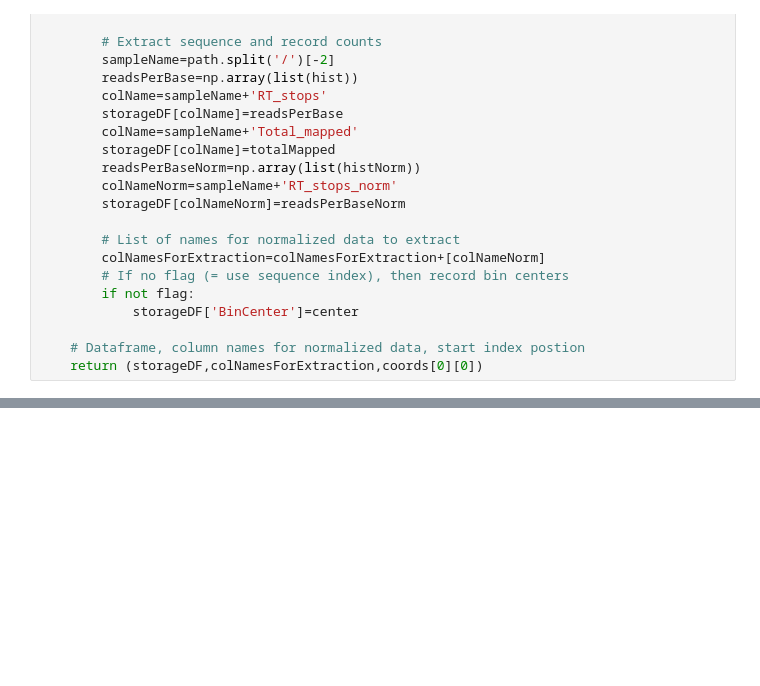
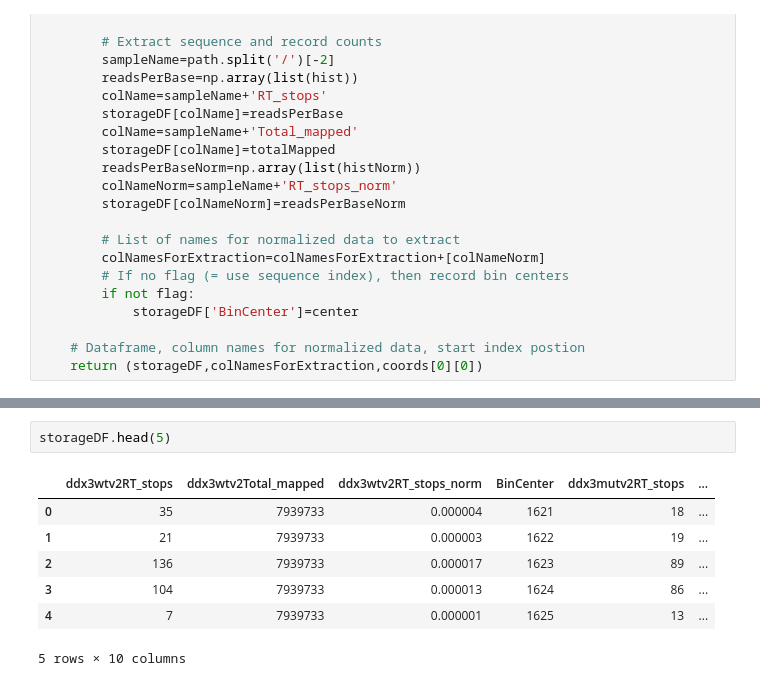
Before and after one commit to lmart999/Sandbox, a Jupyter notebook: fast_iCLIP_metaanalysis.ipynb, the cells around one changed output, grey strips where cells are left out. Drawn from its saved outputs; the diff is of its cells as text; blank space fills up the shorter version.

```diff
--- a/fast_iCLIP_metaanalysis.ipynb
+++ b/fast_iCLIP_metaanalysis.ipynb
@@ -227,0 +232,10 @@ plt.tight_layout()
+# %%
+storageDF.head(5)
+# %% [output]
+|  | ddx3wtv2RT_stops | ddx3wtv2Total_mapped | ddx3wtv2RT_stops_norm | BinCenter | ddx3mutv2RT_stops | ... |
+| 0 | 35 | 7939733 | 0.000004 | 1621 | 18 | ... |
+| 1 | 21 | 7939733 | 0.000003 | 1622 | 19 | ... |
+| 2 | 136 | 7939733 | 0.000017 | 1623 | 89 | ... |
+| 3 | 104 | 7939733 | 0.000013 | 1624 | 86 | ... |
+| 4 | 7 | 7939733 | 0.000001 | 1625 | 13 | ... |
+5 rows × 10 columns
```
Also changed, not shown: parts of 4 cells of this notebook.
